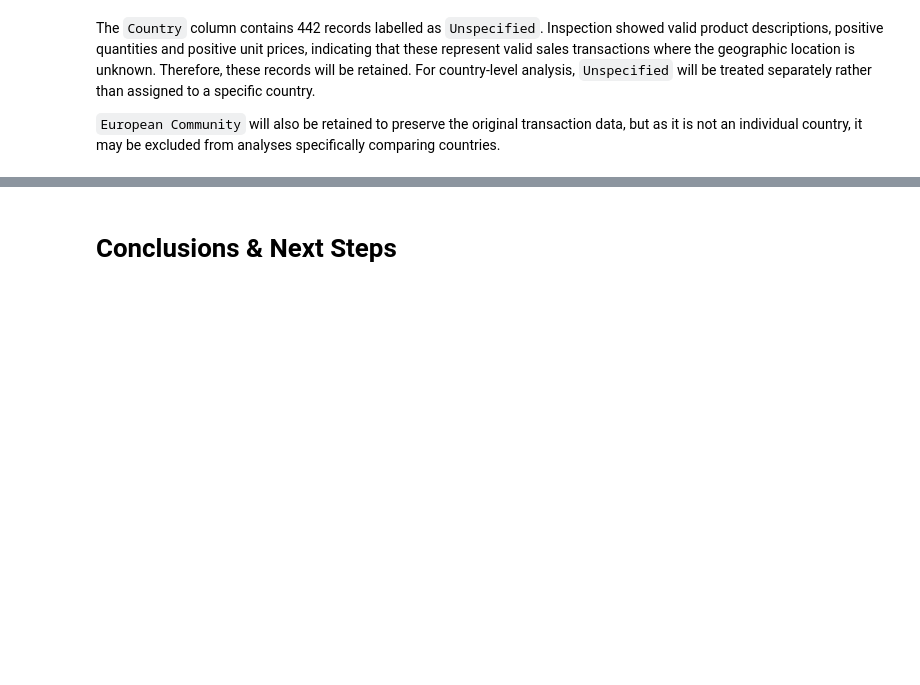
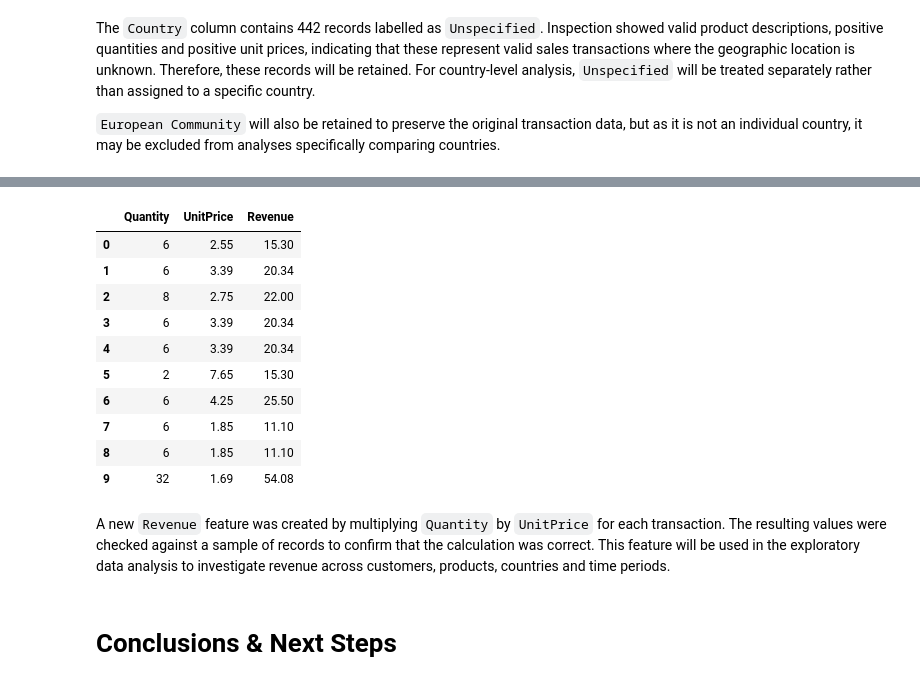
Before and after one commit to sahra02/Online-Retail-Transaction-Analysis, a Jupyter notebook: jupyter_notebooks/Notebook_Template.ipynb, the cells around one changed output, grey strips where cells are left out. Saved outputs shown, nothing was run; the diff lists cells and outputs as text; code cells hidden in the pictures; blank space fills up the shorter version.

```diff
--- a/jupyter_notebooks/Notebook_Template.ipynb
+++ b/jupyter_notebooks/Notebook_Template.ipynb
@@ -625,2 +645,18 @@ The `Country` column contains 442 records labelled as `Unspecified`. Inspection
+# %%
+df[["Quantity", "UnitPrice", "Revenue"]].head(10)
+# %% [output]
+|  | Quantity | UnitPrice | Revenue |
+| 0 | 6 | 2.55 | 15.30 |
+| 1 | 6 | 3.39 | 20.34 |
+| 2 | 8 | 2.75 | 22.00 |
+| 3 | 6 | 3.39 | 20.34 |
+| 4 | 6 | 3.39 | 20.34 |
+| 5 | 2 | 7.65 | 15.30 |
+| 6 | 6 | 4.25 | 25.50 |
+| 7 | 6 | 1.85 | 11.10 |
+| 8 | 6 | 1.85 | 11.10 |
+| 9 | 32 | 1.69 | 54.08 |
+# %% [markdown]
+A new `Revenue` feature was created by multiplying `Quantity` by `UnitPrice` for each transaction. The resulting values were checked against a sample of records to confirm that the calculation was correct. This feature will be used in the exploratory data analysis to investigate revenue across customers, products, countries and time periods.
 # %% [markdown]
 # Conclusions & Next Steps
```
Also changed, not shown: parts of 7 cells of this notebook.
